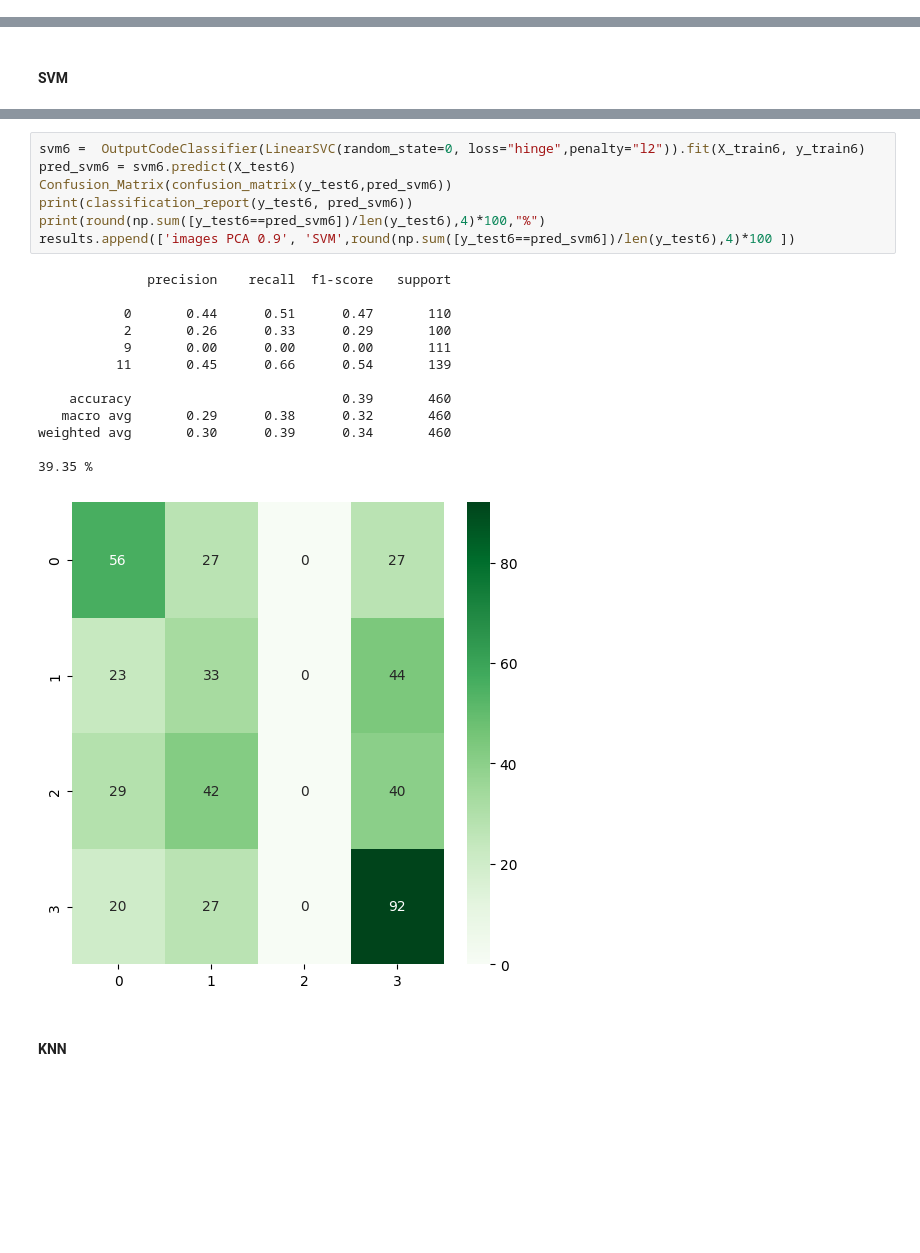
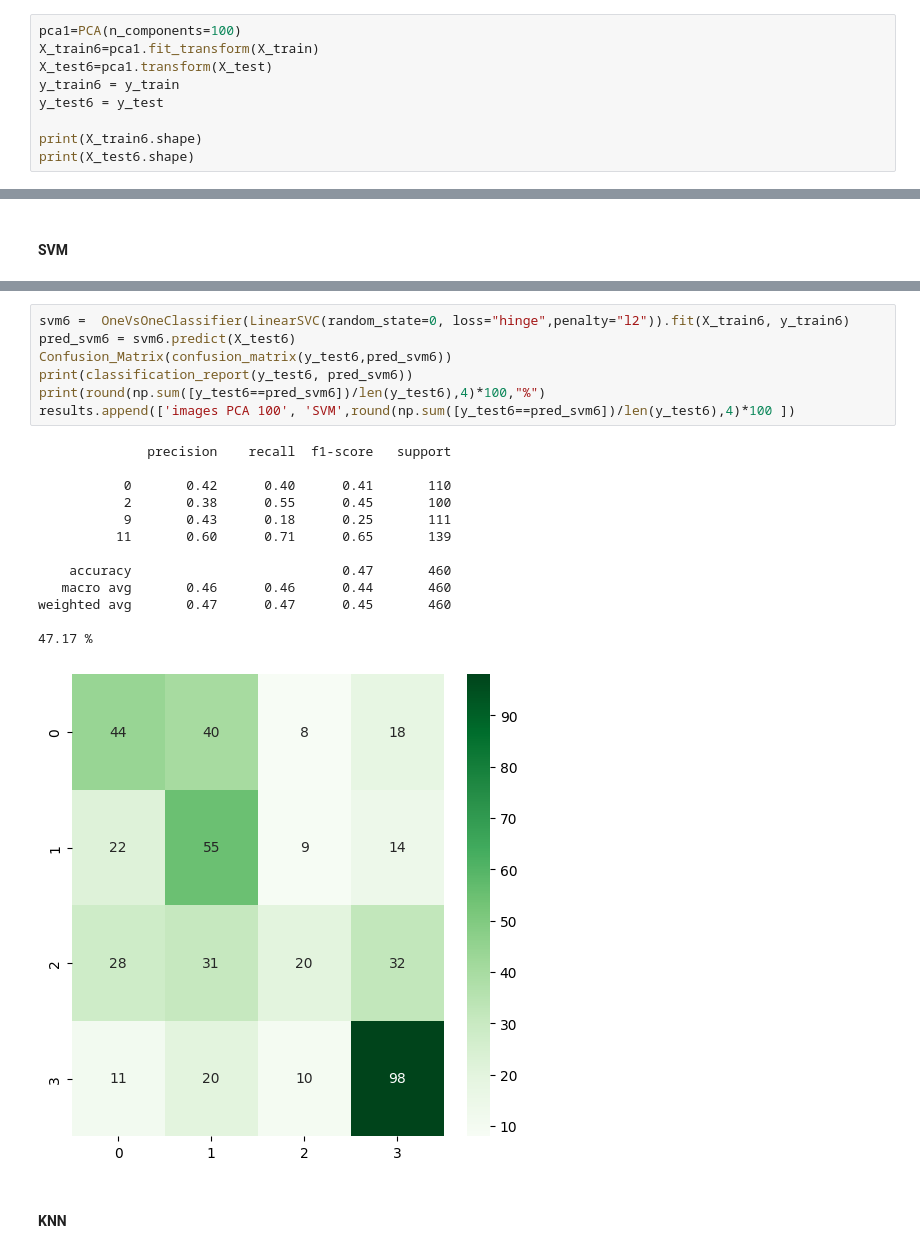
Before and after one commit to Yehudit-Brickner/ML_class, a Jupyter notebook: sport_balls3.ipynb, the cells around one changed output, grey strips where cells are left out. Cells and saved outputs as stored; diff of their text form; blank space fills up the shorter version.

```diff
--- a/sport_balls3.ipynb
+++ b/sport_balls3.ipynb
@@ -189,0 +179,9 @@ from sklearn.linear_model import LogisticRegression
+# %%
+pca1=PCA(n_components=100)
+X_train6=pca1.fit_transform(X_train)
+X_test6=pca1.transform(X_test)
+y_train6 = y_train
+y_test6 = y_test
+
+print(X_train6.shape)
+print(X_test6.shape)
@@ -236,24 +237,24 @@ squared_hinge l2 47.39 %
 # %%
-svm6 =  OutputCodeClassifier(LinearSVC(random_state=0, loss="hinge",penalty="l2")).fit(X_train6, y_train6)
+svm6 =  OneVsOneClassifier(LinearSVC(random_state=0, loss="hinge",penalty="l2")).fit(X_train6, y_train6)
 pred_svm6 = svm6.predict(X_test6)
 Confusion_Matrix(confusion_matrix(y_test6,pred_svm6))
 print(classification_report(y_test6, pred_svm6))
 print(round(np.sum([y_test6==pred_svm6])/len(y_test6),4)*100,"%")
-results.append(['images PCA 0.9', 'SVM',round(np.sum([y_test6==pred_svm6])/len(y_test6),4)*100 ])
+results.append(['images PCA 100', 'SVM',round(np.sum([y_test6==pred_svm6])/len(y_test6),4)*100 ])
 # %% [output]
               precision    recall  f1-score   support
 
-           0       0.44      0.51      0.47       110
-           2       0.26      0.33      0.29       100
-           9       0.00      0.00      0.00       111
-          11       0.45      0.66      0.54       139
+           0       0.42      0.40      0.41       110
+           2       0.38      0.55      0.45       100
+           9       0.43      0.18      0.25       111
+          11       0.60      0.71      0.65       139
 
-    accuracy                           0.39       460
-   macro avg       0.29      0.38      0.32       460
-weighted avg       0.30      0.39      0.34       460
+    accuracy                           0.47       460
+   macro avg       0.46      0.46      0.44       460
+weighted avg       0.47      0.47      0.45       460
 
-39.35 %
+47.17 %
-[figure, old version]
+[figure, new version]
 # %% [markdown]
 #### KNN
 # %%
```
Also changed, not shown: parts of 46 cells of this notebook.
